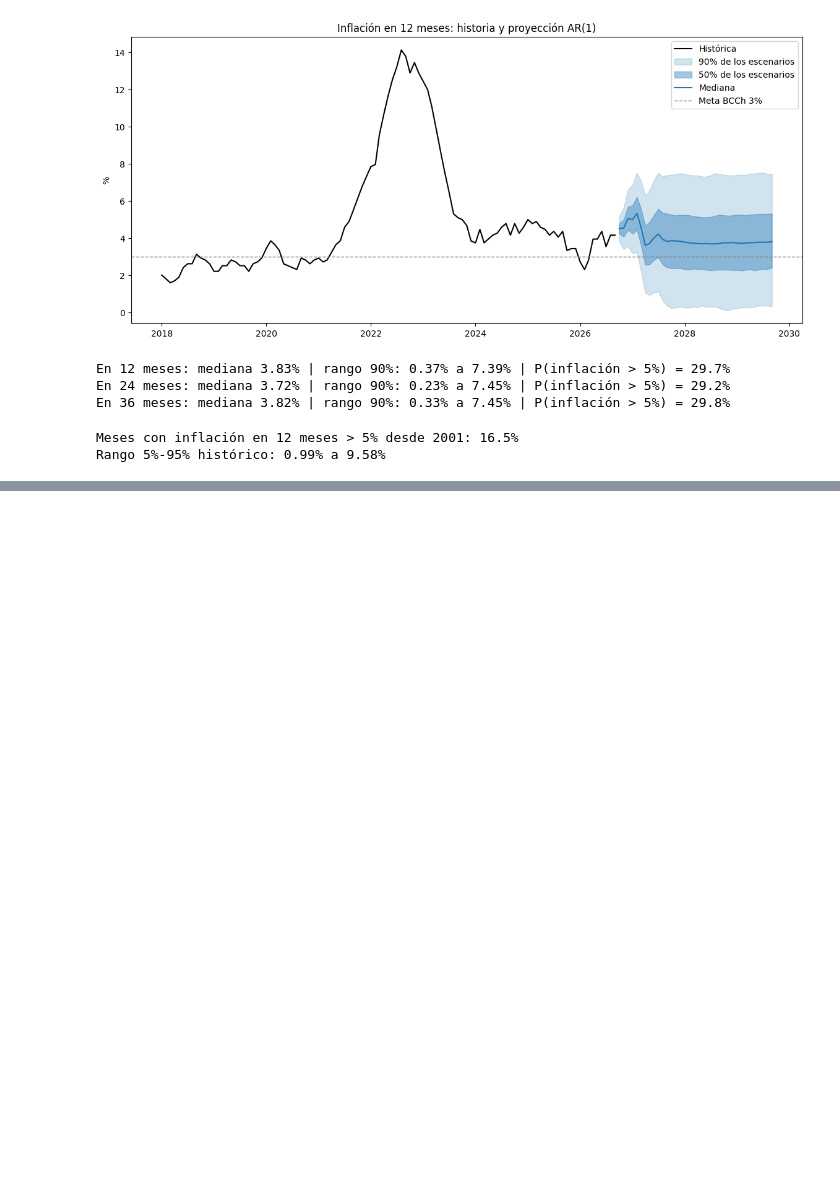
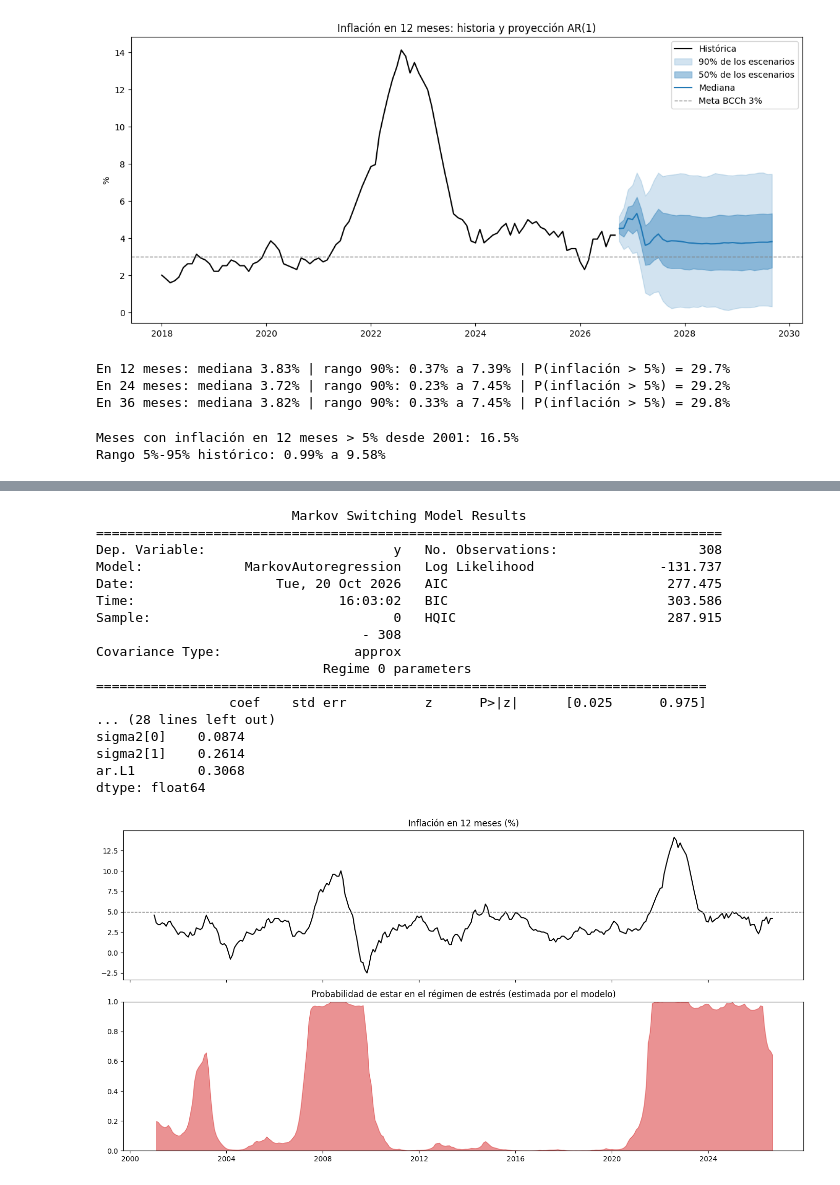
Before and after one commit to nombre00/gestor_datos_economicos, a Jupyter notebook: notebooks/001_modelo_inflacion.ipynb, the cells around one changed output, grey strips where cells are left out. Saved outputs shown, nothing was run; the diff lists cells and outputs as text; code cells hidden in the pictures; blank space fills up the shorter version.

Commit message:
seguimos modelando la inflación, llegamos a un punto donde preferimos continuar con otras cosas, aprendimos algo.

```diff
--- a/notebooks/001_modelo_inflacion.ipynb
+++ b/notebooks/001_modelo_inflacion.ipynb
@@ -215,0 +321,61 @@ Rango 5%-95% histórico: 0.99% a 9.58%
+# %%
+# Ahora ocupamos markov para ver si el modelo encuentra y diferencia los periodos inflacionarios de los no inflacionarios.
+
+from statsmodels.tsa.regime_switching.markov_autoregression import MarkovAutoregression
+
+modelo_mk = MarkovAutoregression(
+    muestra.to_numpy(),
+    k_regimes=2,
+    order=1,
+    switching_ar=False,        # misma persistencia en ambos regímenes (más simple, se puede liberar después)
+    switching_variance=True,   # cada régimen con su propia volatilidad
+)
+# search_reps: prueba varios puntos de partida para no quedarse en un óptimo local
+res_mk = modelo_mk.fit(search_reps=20)
+print(res_mk.summary())
+
+# Con entrada numpy, params viene sin nombres: se los ponemos para leerlos por nombre
+params_mk = pd.Series(res_mk.params, index=res_mk.model.param_names)
+print(params_mk.round(4))
+
+# Identificar cuál régimen es el de estrés: el de media más alta
+medias = params_mk[["const[0]", "const[1]"]].to_numpy()
+estres = int(np.argmax(medias))
+normal = 1 - estres
+
+prob_estres = pd.Series(
+    res_mk.smoothed_marginal_probabilities[:, estres],
+    index=muestra.index[1:].to_timestamp(),
+)
+
+# Gráfico: los dos paneles con fechas normales (timestamp) para que compartan bien el eje X
+infl_meta = inflacion_12m["2001-01":]
+
+fig, ejes = plt.subplots(2, 1, figsize=(14, 7), sharex=True)
+ejes[0].plot(infl_meta.index.to_timestamp(), infl_meta.values, color="black")
+ejes[0].axhline(5, color="gray", linestyle="--", linewidth=1)
+ejes[0].set_title("Inflación en 12 meses (%)")
+ejes[1].fill_between(prob_estres.index, prob_estres.values, color="tab:red", alpha=0.5)
+ejes[1].set_ylim(0, 1)
+ejes[1].set_title("Probabilidad de estar en el régimen de estrés (estimada por el modelo)")
+plt.tight_layout()
+plt.show()
+# %% [output]
+                         Markov Switching Model Results
+================================================================================
+Dep. Variable:                        y   No. Observations:                  308
+Model:             MarkovAutoregression   Log Likelihood                -131.737
+Date:                  Tue, 20 Oct 2026   AIC                            277.475
+Time:                          16:03:02   BIC                            303.586
+Sample:                               0   HQIC                           287.915
+                                  - 308
+Covariance Type:                 approx
+                             Regime 0 parameters
+==============================================================================
+                 coef    std err          z      P>|z|      [0.025      0.975]
+... (28 lines left out)
+sigma2[0]    0.0874
+sigma2[1]    0.2614
+ar.L1        0.3068
+dtype: float64
+[figure, added]
```
Also changed, not shown: parts of 13 cells of this notebook.
